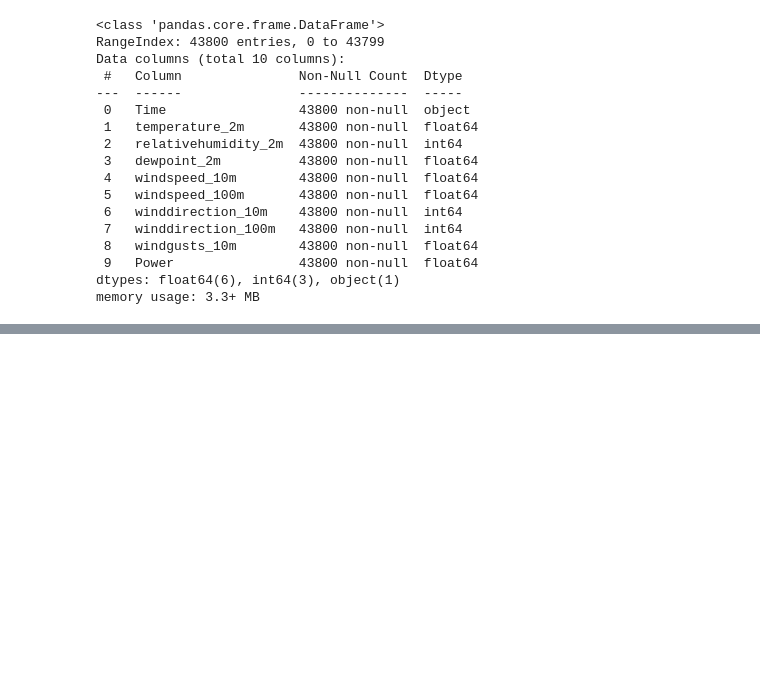
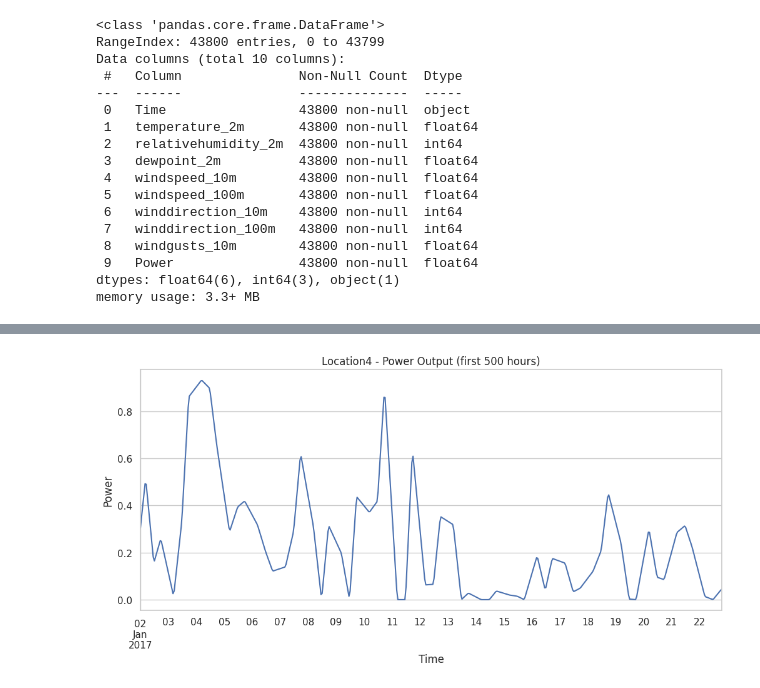
Before and after one commit to keithvtls/Wind-Power-Generation-Data-Forecasting, a Jupyter notebook: Wind_Power_Generation_Data.ipynb, the cells around one changed output, grey strips where cells are left out. Drawn from its saved outputs; the diff is of its cells as text; code cells hidden in the pictures; blank space fills up the shorter version.

```diff
--- a/Wind_Power_Generation_Data.ipynb
+++ b/Wind_Power_Generation_Data.ipynb
@@ -285,0 +251,10 @@ Passing `palette` without assigning `hue` is deprecated and will be removed in v
+# %%
+    # 2. Power Time Series (first 500 hours)
+    plt.figure(figsize=(12,5))
+    df['Power'].iloc[:500].plot()
+    plt.title(f"{name} - Power Output (first 500 hours)")
+    plt.ylabel("Power")
+    plt.xlabel("Time")
+    plt.show()
+# %% [output]
+[figure, added]
```
Also changed, not shown: parts of 11 cells of this notebook.
